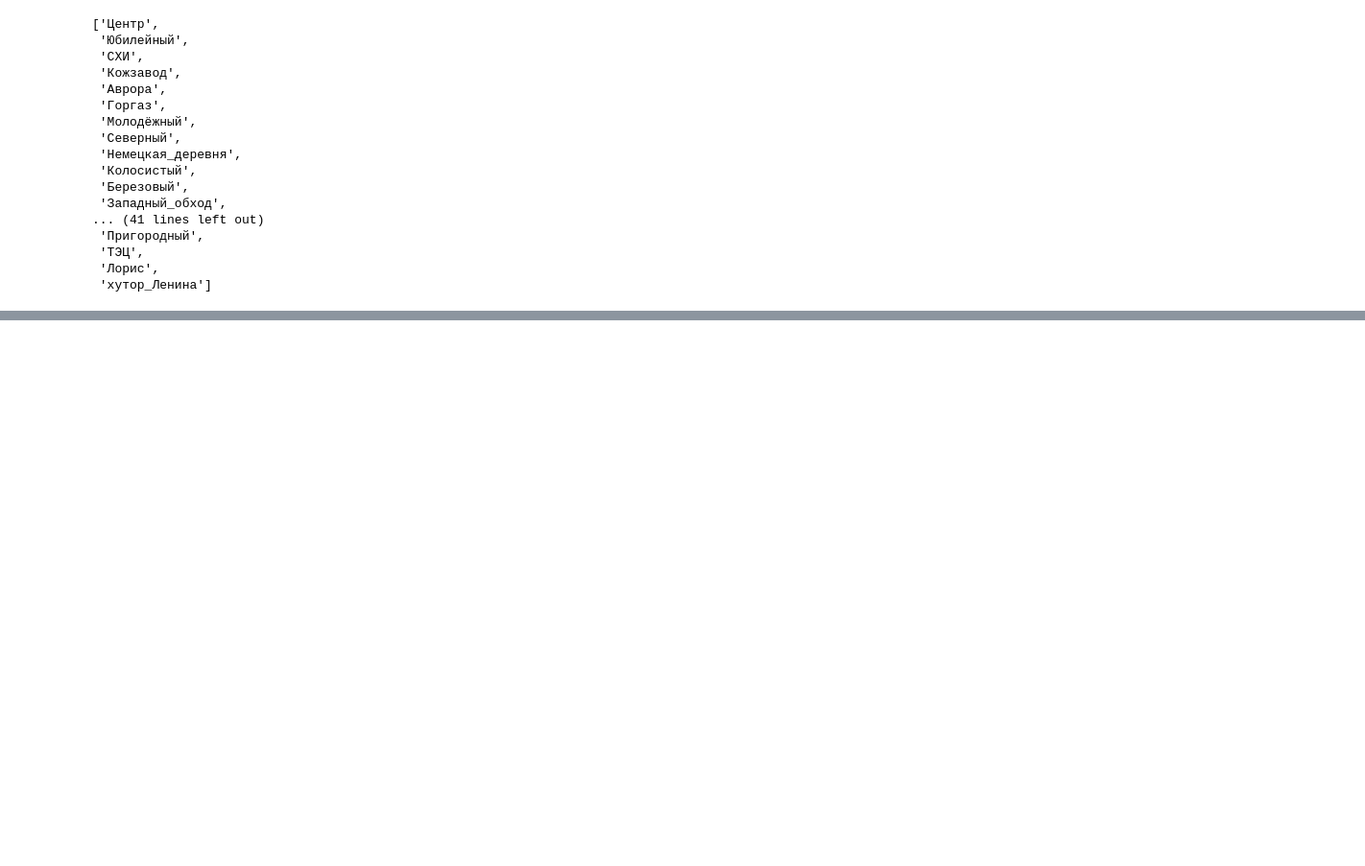
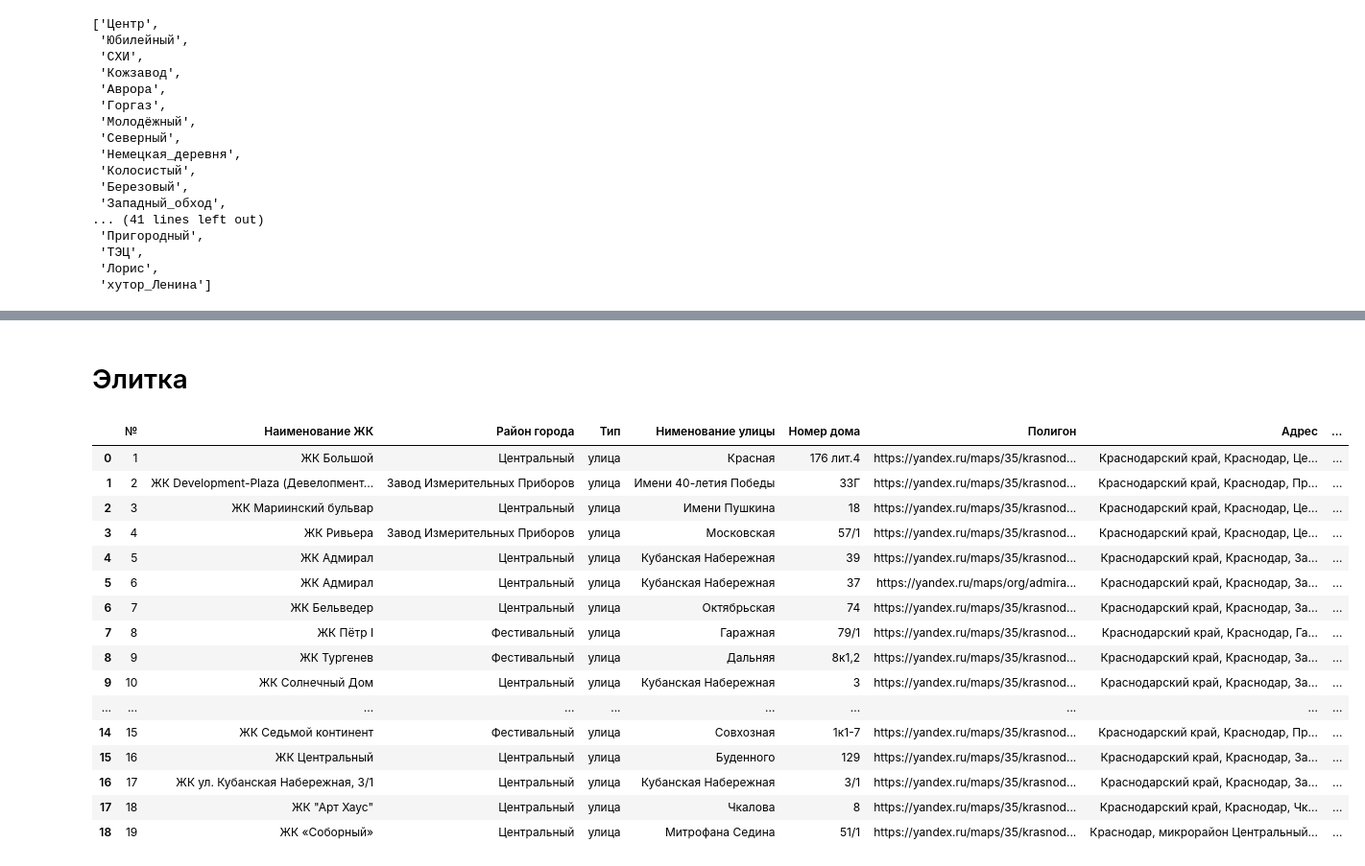
Before and after one commit to Sammik87/Krasnodar_model, a Jupyter notebook: Краснодар_полигоны_элитка.ipynb, the cells around one changed output, grey strips where cells are left out. Shown: that part at 96% size. Drawn from its saved outputs; the diff is of its cells as text; code cells hidden in the pictures; blank space fills up the shorter version.

```diff
--- a/Краснодар_полигоны.ipynb
+++ b/Краснодар_полигоны_элитка.ipynb
@@ -360,3 +361,26 @@ for name in list(polygons_M.keys()):
 map
 # %% [output]
 [interactive output not drawn]
+# %% [markdown]
+# Элитка
+# %%
+df = pd.read_excel('БД_элитка_Краснодар.xlsx')
+df
+# %% [output]
+|  | № | Наименование ЖК | Район города | Тип | Нименование улицы | Номер дома | Полигон | Адрес | ... |
+| 0 | 1 | ЖК Большой | Центральный | улица | Красная | 176 лит.4 | https://yandex.ru/maps/35/krasnod... | Краснодарский край, Краснодар, Це... | ... |
+| 1 | 2 | ЖК Development-Plaza (Девелопмент... | Завод Измерительных Приборов | улица | Имени 40-летия Победы | 33Г | https://yandex.ru/maps/35/krasnod... | Краснодарский край, Краснодар, Пр... | ... |
+| 2 | 3 | ЖК Мариинский бульвар | Центральный | улица | Имени Пушкина | 18 | https://yandex.ru/maps/35/krasnod... | Краснодарский край, Краснодар, Це... | ... |
+| 3 | 4 | ЖК Ривьера | Завод Измерительных Приборов | улица | Московская | 57/1 | https://yandex.ru/maps/35/krasnod... | Краснодарский край, Краснодар, Це... | ... |
+| 4 | 5 | ЖК Адмирал | Центральный | улица | Кубанская Набережная | 39 | https://yandex.ru/maps/35/krasnod... | Краснодарский край, Краснодар, За... | ... |
+| 5 | 6 | ЖК Адмирал | Центральный | улица | Кубанская Набережная | 37 | https://yandex.ru/maps/org/admira... | Краснодарский край, Краснодар, За... | ... |
+| 6 | 7 | ЖК Бельведер | Центральный | улица | Октябрьская | 74 | https://yandex.ru/maps/35/krasnod... | Краснодарский край, Краснодар, За... | ... |
+| 7 | 8 | ЖК Пётр I | Фестивальный | улица | Гаражная | 79/1 | https://yandex.ru/maps/35/krasnod... | Краснодарский край, Краснодар, Га... | ... |
+| 8 | 9 | ЖК Тургенев | Фестивальный | улица | Дальняя | 8к1,2 | https://yandex.ru/maps/35/krasnod... | Краснодарский край, Краснодар, За... | ... |
+| 9 | 10 | ЖК Солнечный Дом | Центральный | улица | Кубанская Набережная | 3 | https://yandex.ru/maps/35/krasnod... | Краснодарский край, Краснодар, За... | ... |
+| ... | ... | ... | ... | ... | ... | ... | ... | ... | ... |
+| 14 | 15 | ЖК Седьмой континент | Фестивальный | улица | Совхозная | 1к1-7 | https://yandex.ru/maps/35/krasnod... | Краснодарский край, Краснодар, Пр... | ... |
+| 15 | 16 | ЖК Центральный | Центральный | улица | Буденного | 129 | https://yandex.ru/maps/35/krasnod... | Краснодарский край, Краснодар, За... | ... |
+| 16 | 17 | ЖК ул. Кубанская Набережная, 3/1 | Центральный | улица | Кубанская Набережная | 3/1 | https://yandex.ru/maps/35/krasnod... | Краснодарский край, Краснодар, За... | ... |
+| 17 | 18 | ЖК "Арт Хаус" | Центральный | улица | Чкалова | 8 | https://yandex.ru/maps/35/krasnod... | Краснодарский край, Краснодар, Чк... | ... |
+| 18 | 19 | ЖК «Соборный» | Центральный | улица | Митрофана Седина | 51/1 | https://yandex.ru/maps/35/krasnod... | Краснодар, микрорайон Центральный... | ... |
```
Also changed, not shown: parts of 6 cells of this notebook.
